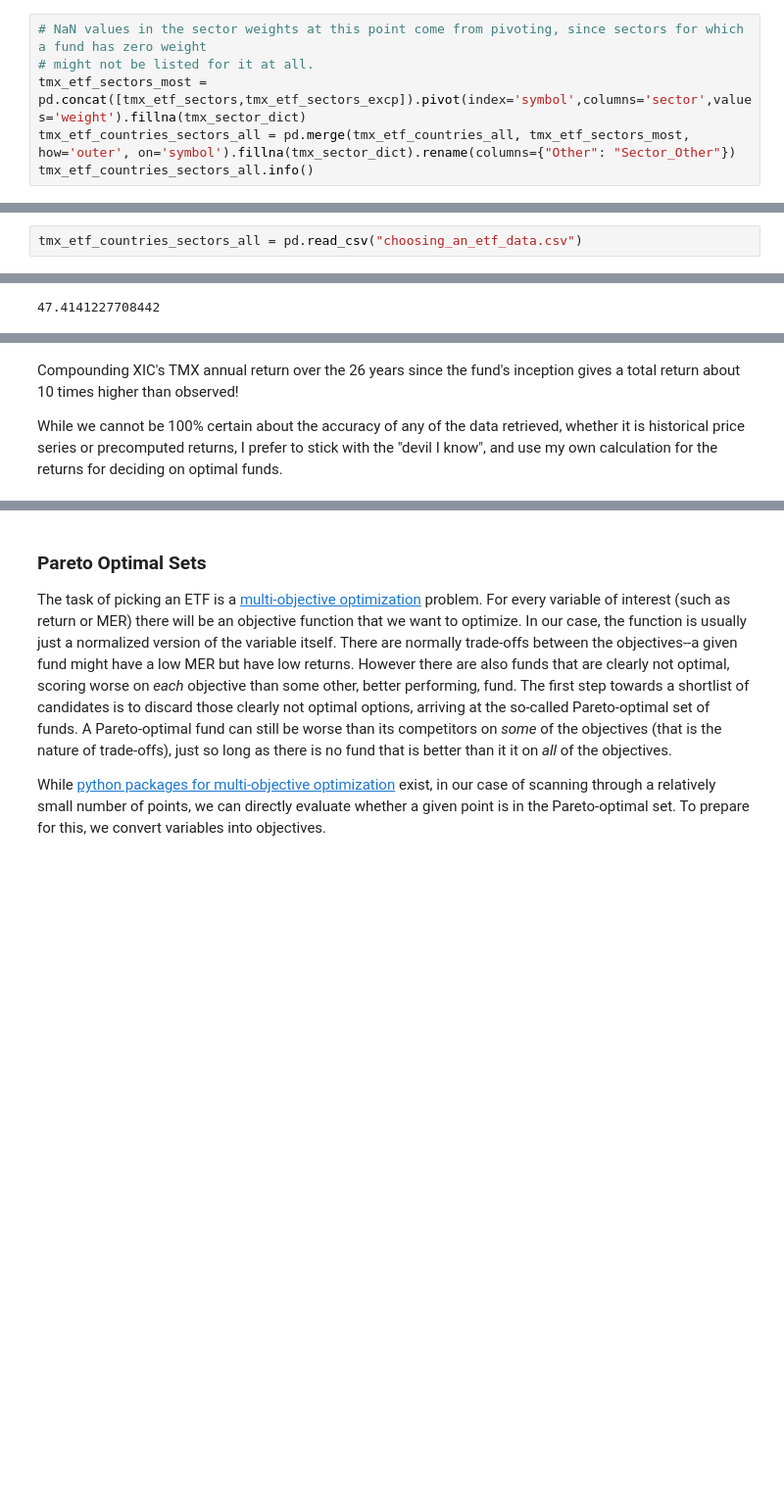
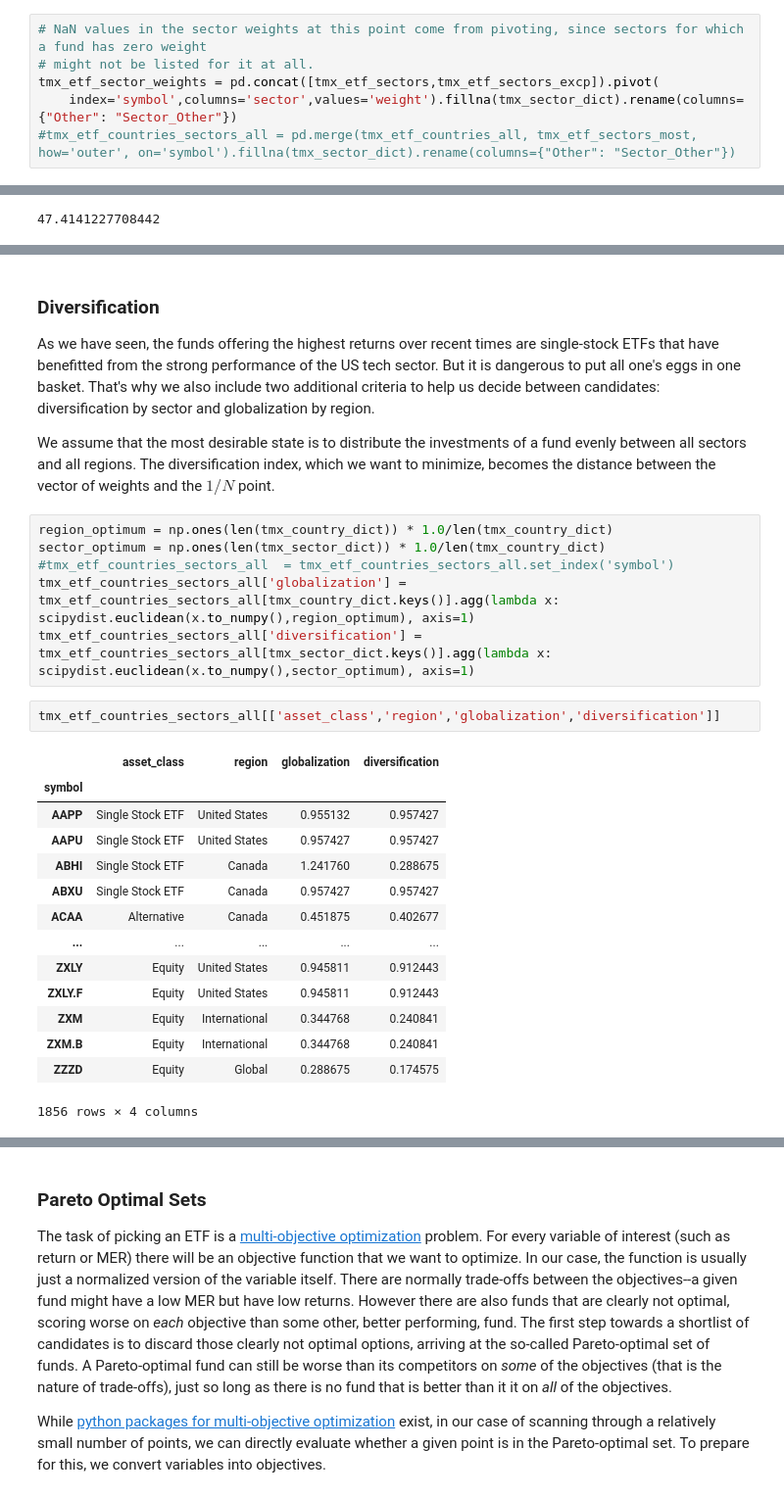
Before and after one commit to apetre/show-your-work, a Jupyter notebook: Choosing_an_ETF.ipynb, the cells around one changed output, grey strips where cells are left out. Shown at 98% size. Drawn from its saved outputs; the diff is of its cells as text; blank space fills up the shorter version.

```diff
--- a/Choosing_an_ETF.ipynb
+++ b/Choosing_an_ETF.ipynb
@@ -349,6 +279,6 @@ tmx_sector_dict.update((key,0.0) for key in tmx_sector_dict)
 # %%
 # NaN values in the sector weights at this point come from pivoting, since sectors for which a fund has zero weight
 # might not be listed for it at all.
-tmx_etf_sectors_most = pd.concat([tmx_etf_sectors,tmx_etf_sectors_excp]).pivot(index='symbol',columns='sector',values='weight').fillna(tmx_sector_dict)
-tmx_etf_countries_sectors_all = pd.merge(tmx_etf_countries_all, tmx_etf_sectors_most, how='outer', on='symbol').fillna(tmx_sector_dict).rename(columns={"Other": "Sector_Other"})
-tmx_etf_countries_sectors_all.info()
+tmx_etf_sector_weights = pd.concat([tmx_etf_sectors,tmx_etf_sectors_excp]).pivot(
+    index='symbol',columns='sector',values='weight').fillna(tmx_sector_dict).rename(columns={"Other": "Sector_Other"})
+#tmx_etf_countries_sectors_all = pd.merge(tmx_etf_countries_all, tmx_etf_sectors_most, how='outer', on='symbol').fillna(tmx_sector_dict).rename(columns={"Other": "Sector_Other"})
@@ -377,5 +285,3 @@ tmx_etf_countries_sectors_all.to_csv("choosing_an_etf_data.csv")
-# %%
-tmx_etf_countries_sectors_all = pd.read_csv("choosing_an_etf_data.csv")
 # %% [markdown]
 ### Historical Prices
 
@@ -1019,4 +865,29 @@ np.float64(4.6412761714855435)
 # %% [markdown]
-Compounding XIC's TMX annual return over the 26 years since the fund's inception gives a total return about 10 times higher than observed!
+### Diversification
 
-While we cannot be 100% certain about the accuracy of any of the data retrieved, whether it is historical price series or precomputed returns, I prefer to stick with the "devil I know", and use my own calculation for the returns for deciding on optimal funds.
+As we have seen, the funds offering the highest returns over recent times are single-stock ETFs that have benefitted from the strong performance of the US tech sector. But it is dangerous to put all one's eggs in one basket. That's why we also include two additional criteria to help us decide between candidates: diversification by sector and globalization by region.
+
+We assume that the most desirable state is to distribute the investments of a fund evenly between all sectors and all regions. The diversification index, which we want to minimize, becomes the distance between the vector of weights and the $1/N$ point.
+# %%
+region_optimum = np.ones(len(tmx_country_dict)) * 1.0/len(tmx_country_dict)
+sector_optimum = np.ones(len(tmx_sector_dict)) * 1.0/len(tmx_country_dict)
+#tmx_etf_countries_sectors_all  = tmx_etf_countries_sectors_all.set_index('symbol')
+tmx_etf_countries_sectors_all['globalization'] = tmx_etf_countries_sectors_all[tmx_country_dict.keys()].agg(lambda x: scipydist.euclidean(x.to_numpy(),region_optimum), axis=1)
+tmx_etf_countries_sectors_all['diversification'] = tmx_etf_countries_sectors_all[tmx_sector_dict.keys()].agg(lambda x: scipydist.euclidean(x.to_numpy(),sector_optimum), axis=1)
+# %%
+tmx_etf_countries_sectors_all[['asset_class','region','globalization','diversification']]
+# %% [output]
+|  | asset_class | region | globalization | diversification |
+| symbol |  |  |  |  |
+| AAPP | Single Stock ETF | United States | 0.955132 | 0.957427 |
+| AAPU | Single Stock ETF | United States | 0.957427 | 0.957427 |
+| ABHI | Single Stock ETF | Canada | 1.241760 | 0.288675 |
+| ABXU | Single Stock ETF | Canada | 0.957427 | 0.957427 |
+| ACAA | Alternative | Canada | 0.451875 | 0.402677 |
+| ... | ... | ... | ... | ... |
+| ZXLY | Equity | United States | 0.945811 | 0.912443 |
+| ZXLY.F | Equity | United States | 0.945811 | 0.912443 |
+| ZXM | Equity | International | 0.344768 | 0.240841 |
+| ZXM.B | Equity | International | 0.344768 | 0.240841 |
+| ZZZD | Equity | Global | 0.288675 | 0.174575 |
+1856 rows × 4 columns
```
Also changed, not shown: parts of 28 cells of this notebook.
